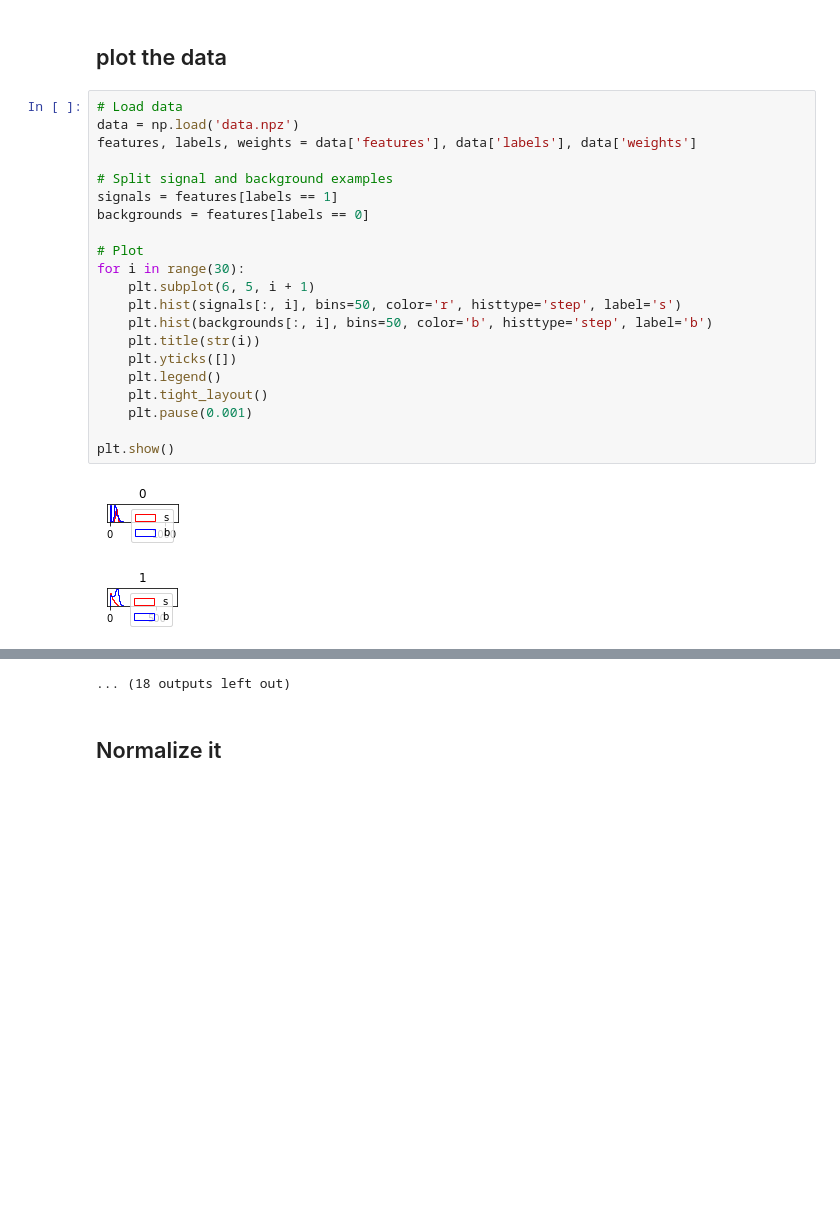
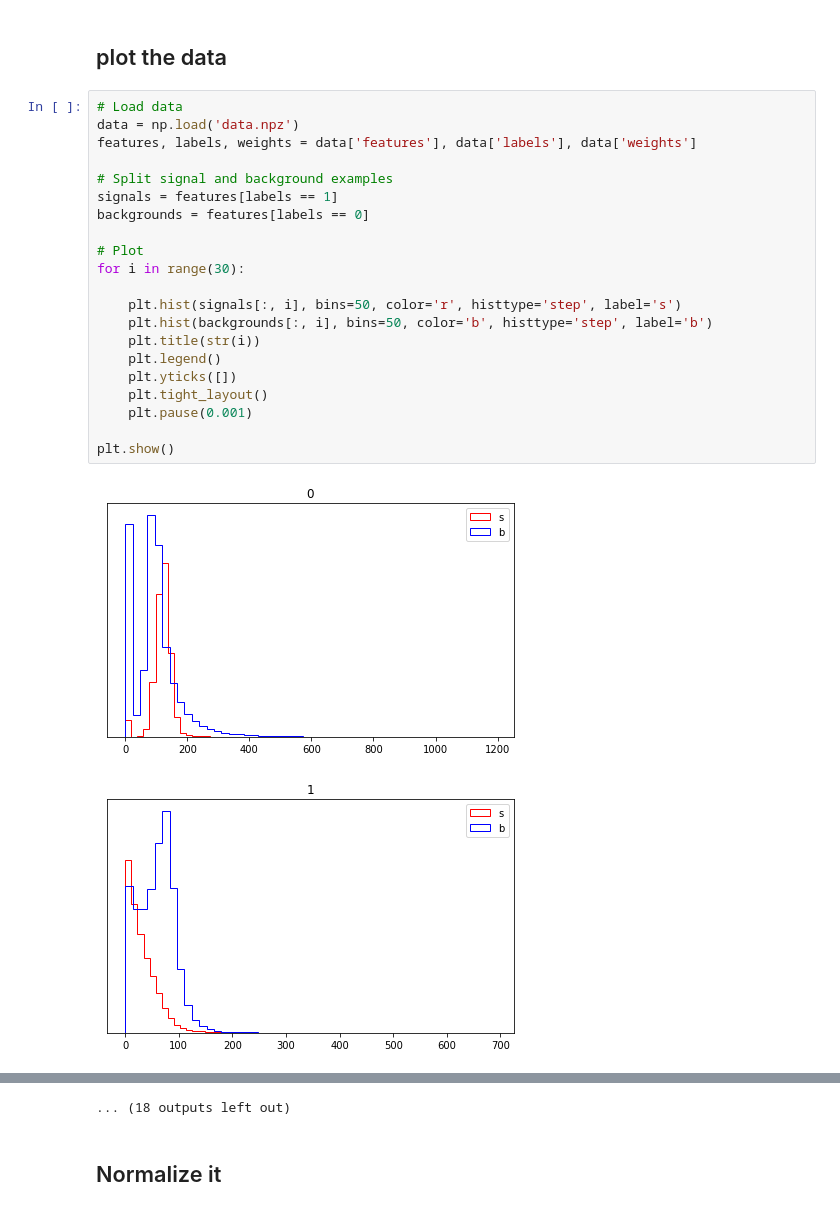
Before and after one commit to ekids178/HiggsML, a Jupyter notebook: HiggsML.ipynb, the cells around one changed output, grey strips where cells are left out. Cells and saved outputs as stored; diff of their text form; blank space fills up the shorter version.

```diff
--- a/HiggsML.ipynb
+++ b/HiggsML.ipynb
@@ -42,24 +50,24 @@ Weights (250000,)
 # %%
 # Load data
 data = np.load('data.npz')
 features, labels, weights = data['features'], data['labels'], data['weights']
 
 # Split signal and background examples
 signals = features[labels == 1]
 backgrounds = features[labels == 0]
 
 # Plot
 for i in range(30):
-    plt.subplot(6, 5, i + 1)
+
     plt.hist(signals[:, i], bins=50, color='r', histtype='step', label='s')
     plt.hist(backgrounds[:, i], bins=50, color='b', histtype='step', label='b')
     plt.title(str(i))
+    plt.legend()
     plt.yticks([])
-    plt.legend()
     plt.tight_layout()
     plt.pause(0.001)
 
 plt.show()
 # %% [output]
-[figure, old version]
+[figure, new version]
-[figure, old version]
+[figure, new version]
```
Also changed, not shown: parts of 4 cells of this notebook.
